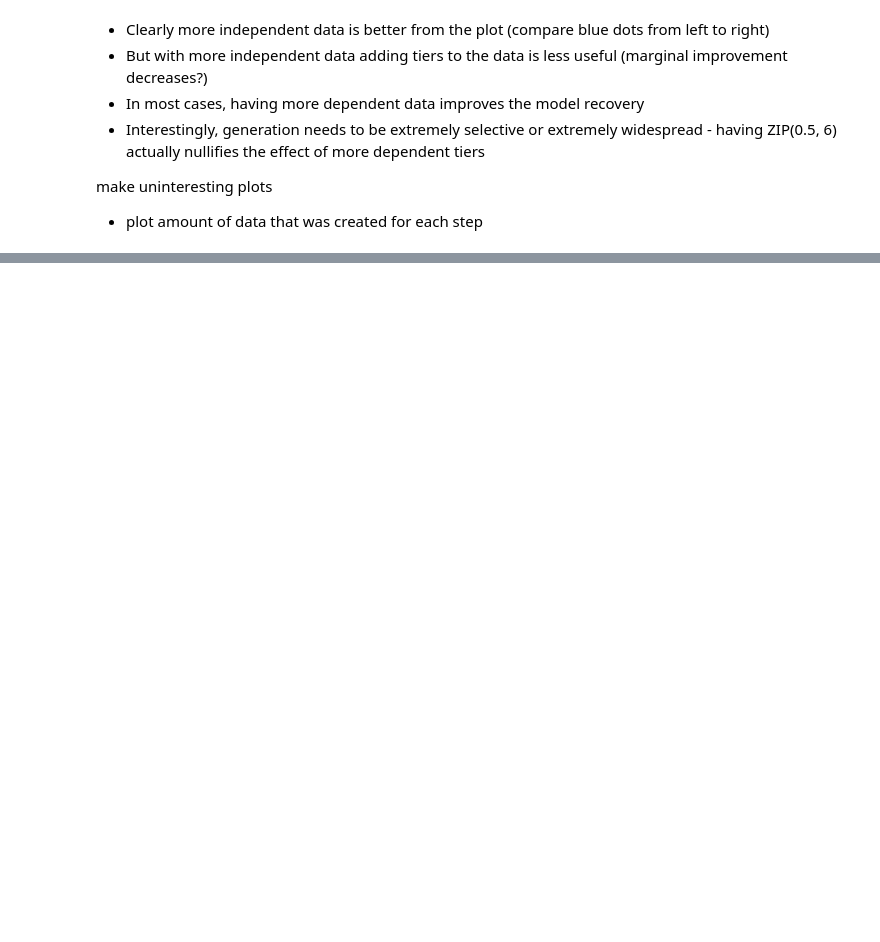
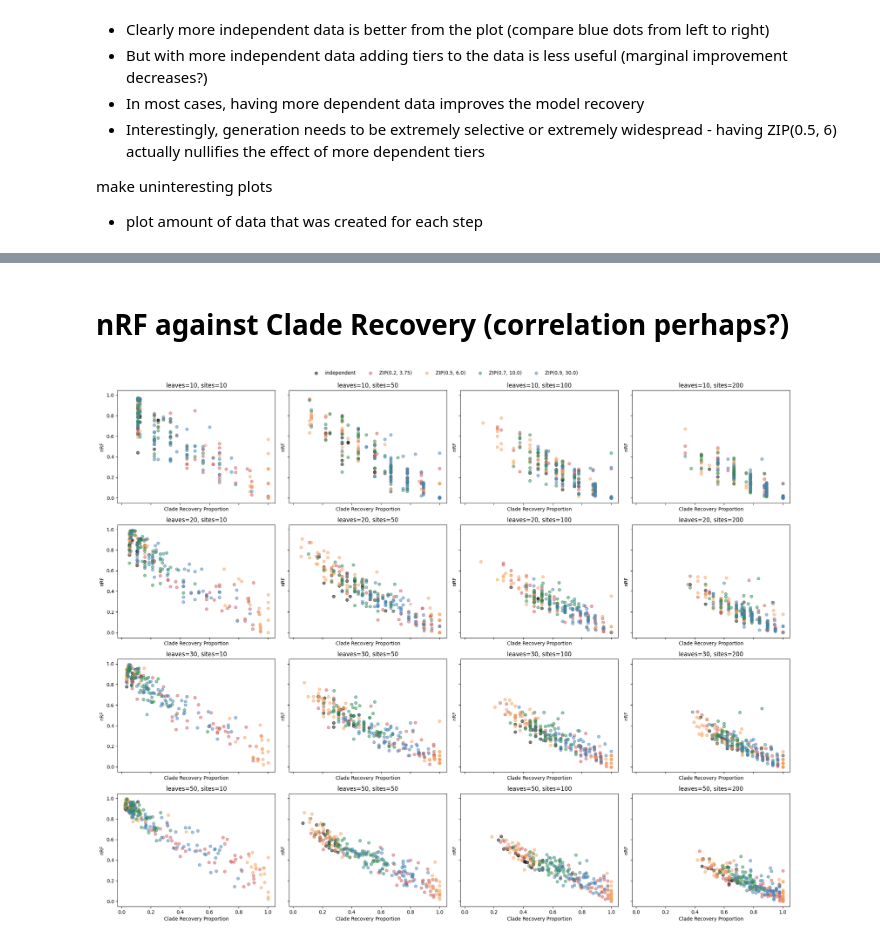
Before and after one commit to jaamestaay/M4R, a Jupyter notebook: data/results_processing.ipynb, the cells around one changed output, grey strips where cells are left out. Saved outputs shown, nothing was run; the diff lists cells and outputs as text; code cells hidden in the pictures; blank space fills up the shorter version.

```diff
--- a/data/results_processing.ipynb
+++ b/data/results_processing.ipynb
@@ -120,0 +193,57 @@ Name: priorESS, Length: 4160, dtype: float64
+# %% [markdown]
+# nRF against Clade Recovery (correlation perhaps?)
+# %%
+fig, axes = plt.subplots(
+    len(leaves_vals),
+    len(sites_vals),
+    figsize=(5 * len(sites_vals), 4 * len(leaves_vals)),
+    sharex=True,
+    sharey=True
+)
+
+for i, leaves_val in enumerate(leaves_vals):
+    for j, sites_val in enumerate(sites_vals):
+
+        ax = axes[i, j]
+
+        d = df[
+            (df["leaves"] == leaves_val) &
+            (df["independent_sites"] == sites_val)
+        ].copy()
+
+        if d.empty:
+            ax.set_visible(False)
+            continue
+
+        methods = d["ZIP"].unique()
+
+        for k, m in enumerate(methods):
+            dm = d[d["ZIP"] == m]
+
+            ax.scatter(
+                dm["HighSupportCladesProp"],
+                dm["meanNRF"],
+                alpha=0.5,
+                label=m,
+                color=colors[k]
+            )
+
+        ax.set_title(f"leaves={leaves_val}, sites={sites_val}")
+        ax.set_xlabel("Clade Recovery Proportion")
+        ax.set_ylabel("nRF")
+
+
+handles, labels = axes[0, 0].get_legend_handles_labels()
+fig.legend(
+    handles,
+    labels,
+    loc="upper center",
+    bbox_to_anchor=(0.5, 1),
+    ncol=5,
+    frameon=False
+)
+
+plt.tight_layout(rect=[0, 0, 1, 0.98])
+plt.show()
+# %% [output]
+[figure, added]
```
Also changed, not shown: parts of 12 cells of this notebook, 4 other files.
